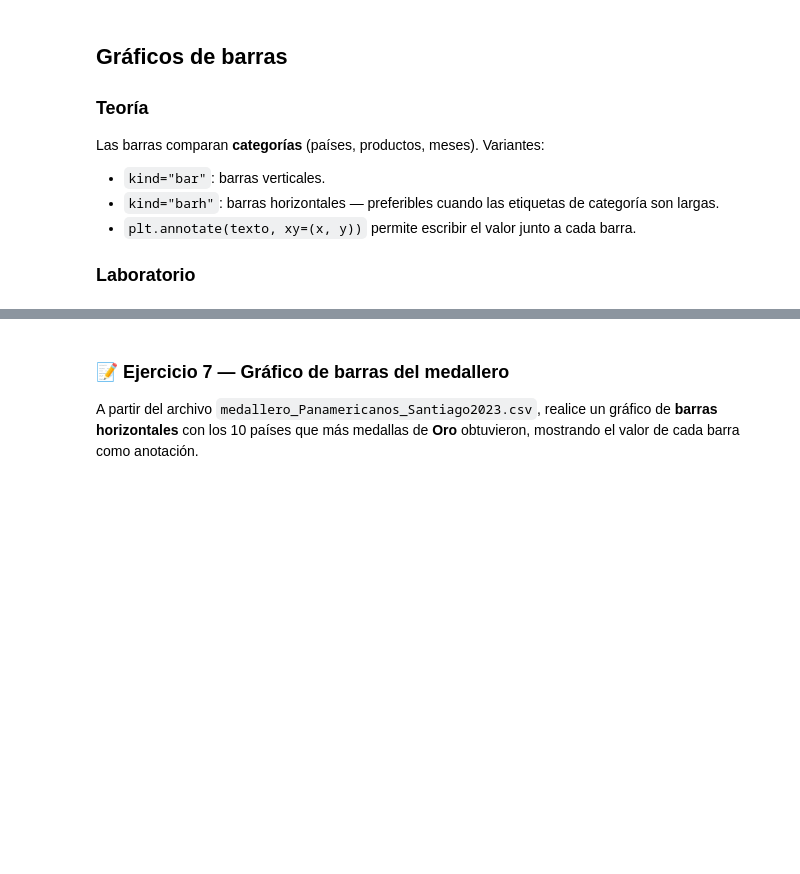
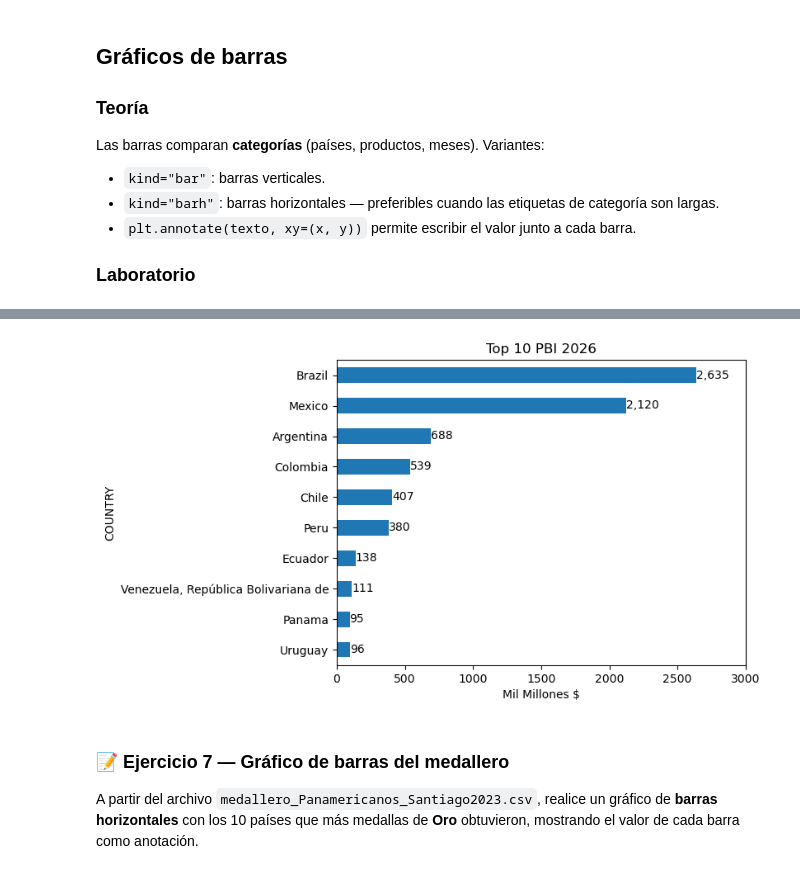
Before and after one commit to jgomezz/cpe_ciencia_datos_python_2026, a Jupyter notebook: mod2_estadistica_y_visualizacion/semana_03_visualization.ipynb, the cells around one changed output, grey strips where cells are left out. Saved outputs shown, nothing was run; the diff lists cells and outputs as text; code cells hidden in the pictures; blank space fills up the shorter version.

```diff
--- a/mod2_estadistica_y_visualizacion/semana_03_visualization.ipynb
+++ b/mod2_estadistica_y_visualizacion/semana_03_visualization.ipynb
@@ -639,18 +667,21 @@ plt.show()
 # %%
-# Barras horizontales con anotaciones: top 10 por PBI 2025
+# Barras horizontales con anotaciones: top 10 por PBI 2026
 df.sort_values(by="2025", ascending=True, inplace=True)
-df_top = df["2025"].tail(10)
+df_top = df["2026"].tail(10)
 df_top.plot(kind="barh")
-plt.xlim(0, 2500)
-plt.title("Top 10 PBI 2025")
+plt.xlim(0, 3000)
+plt.title("Top 10 PBI 2026")
 plt.xlabel("Mil Millones $")
 
+#'''
 for index, value in enumerate(df_top):
     if not np.isnan(value):
         label = format(int(value), ",")
         plt.annotate(label, xy=(value, index - 0.1))
-
+#'''
 plt.show()
+# %% [output]
+[figure, added]
 # %% [markdown]
 ### 📝 Ejercicio 7 — Gráfico de barras del medallero
 
```
Also changed, not shown: parts of 3 cells of this notebook.
